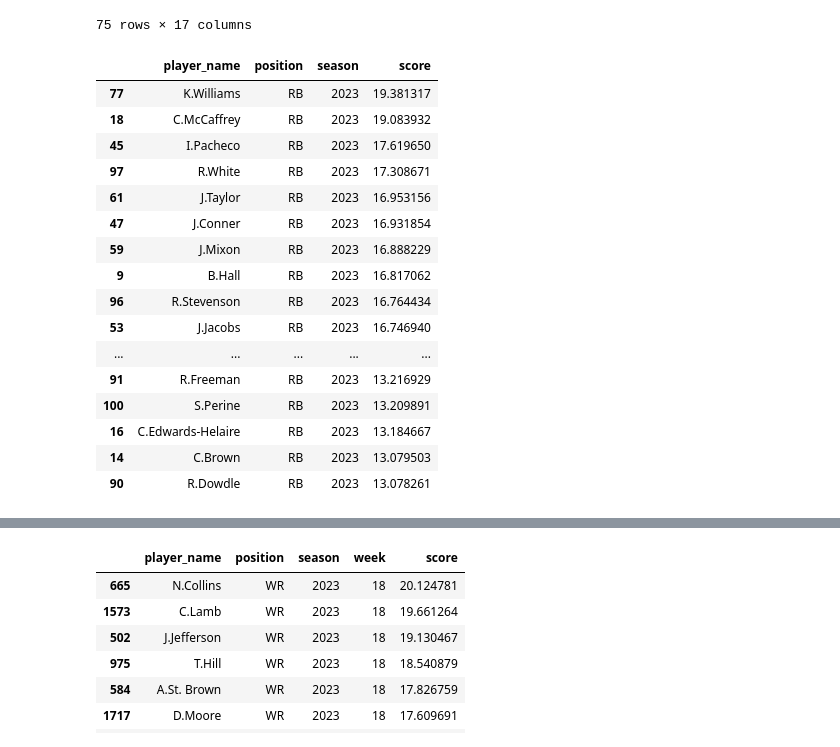
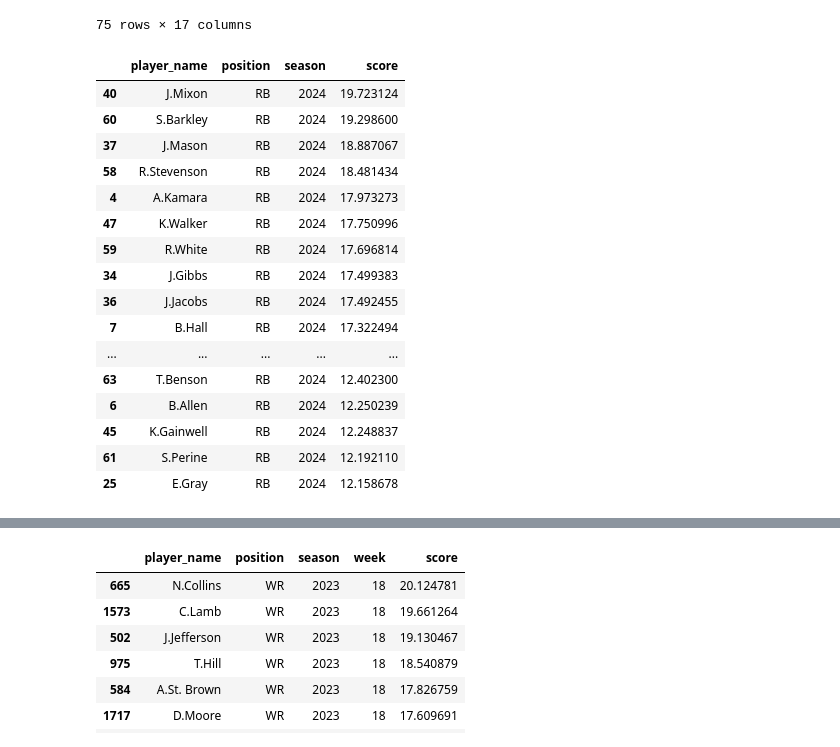
Before and after one commit to tbakely/NFL-Analysis, a Jupyter notebook: analysis.ipynb, the cells around one changed output, grey strips where cells are left out. Cells and saved outputs as stored; diff of their text form; code cells hidden in the pictures.

```diff
--- a/analysis.ipynb
+++ b/analysis.ipynb
@@ -870,22 +870,22 @@ joined
 combined = (PR(pos).compare_reports(1, 1) for pos in ["RB", "WR", "TE"])
 combined = pd.concat(combined)
 # %%
-rb_report.compare_reports(9, 18).head(60)
+rb_report.compare_reports(1, 1).head(60)
 # %% [output]
 |  | player_name | position | season | score |
-| 77 | K.Williams | RB | 2023 | 19.381317 |
-| 18 | C.McCaffrey | RB | 2023 | 19.083932 |
-| 45 | I.Pacheco | RB | 2023 | 17.619650 |
-| 97 | R.White | RB | 2023 | 17.308671 |
-| 61 | J.Taylor | RB | 2023 | 16.953156 |
-| 47 | J.Conner | RB | 2023 | 16.931854 |
-| 59 | J.Mixon | RB | 2023 | 16.888229 |
-| 9 | B.Hall | RB | 2023 | 16.817062 |
-| 96 | R.Stevenson | RB | 2023 | 16.764434 |
-| 53 | J.Jacobs | RB | 2023 | 16.746940 |
+| 40 | J.Mixon | RB | 2024 | 19.723124 |
+| 60 | S.Barkley | RB | 2024 | 19.298600 |
+| 37 | J.Mason | RB | 2024 | 18.887067 |
+| 58 | R.Stevenson | RB | 2024 | 18.481434 |
+| 4 | A.Kamara | RB | 2024 | 17.973273 |
+| 47 | K.Walker | RB | 2024 | 17.750996 |
+| 59 | R.White | RB | 2024 | 17.696814 |
+| 34 | J.Gibbs | RB | 2024 | 17.499383 |
+| 36 | J.Jacobs | RB | 2024 | 17.492455 |
+| 7 | B.Hall | RB | 2024 | 17.322494 |
 | ... | ... | ... | ... | ... |
-| 91 | R.Freeman | RB | 2023 | 13.216929 |
-| 100 | S.Perine | RB | 2023 | 13.209891 |
-| 16 | C.Edwards-Helaire | RB | 2023 | 13.184667 |
-| 14 | C.Brown | RB | 2023 | 13.079503 |
-| 90 | R.Dowdle | RB | 2023 | 13.078261 |
+| 63 | T.Benson | RB | 2024 | 12.402300 |
+| 6 | B.Allen | RB | 2024 | 12.250239 |
+| 45 | K.Gainwell | RB | 2024 | 12.248837 |
+| 61 | S.Perine | RB | 2024 | 12.192110 |
+| 25 | E.Gray | RB | 2024 | 12.158678 |
```
Also changed, not shown: parts of 6 cells of this notebook, 2 other files.
